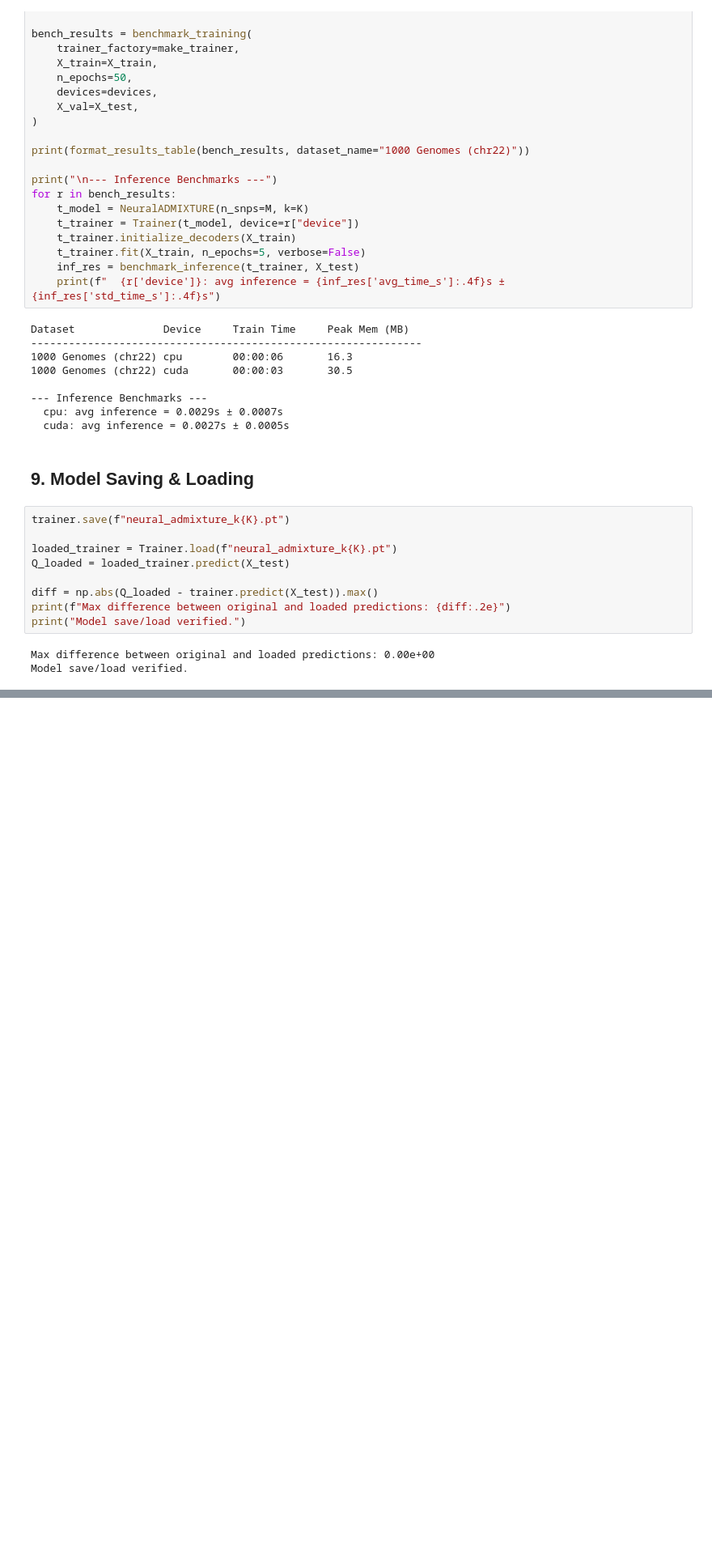
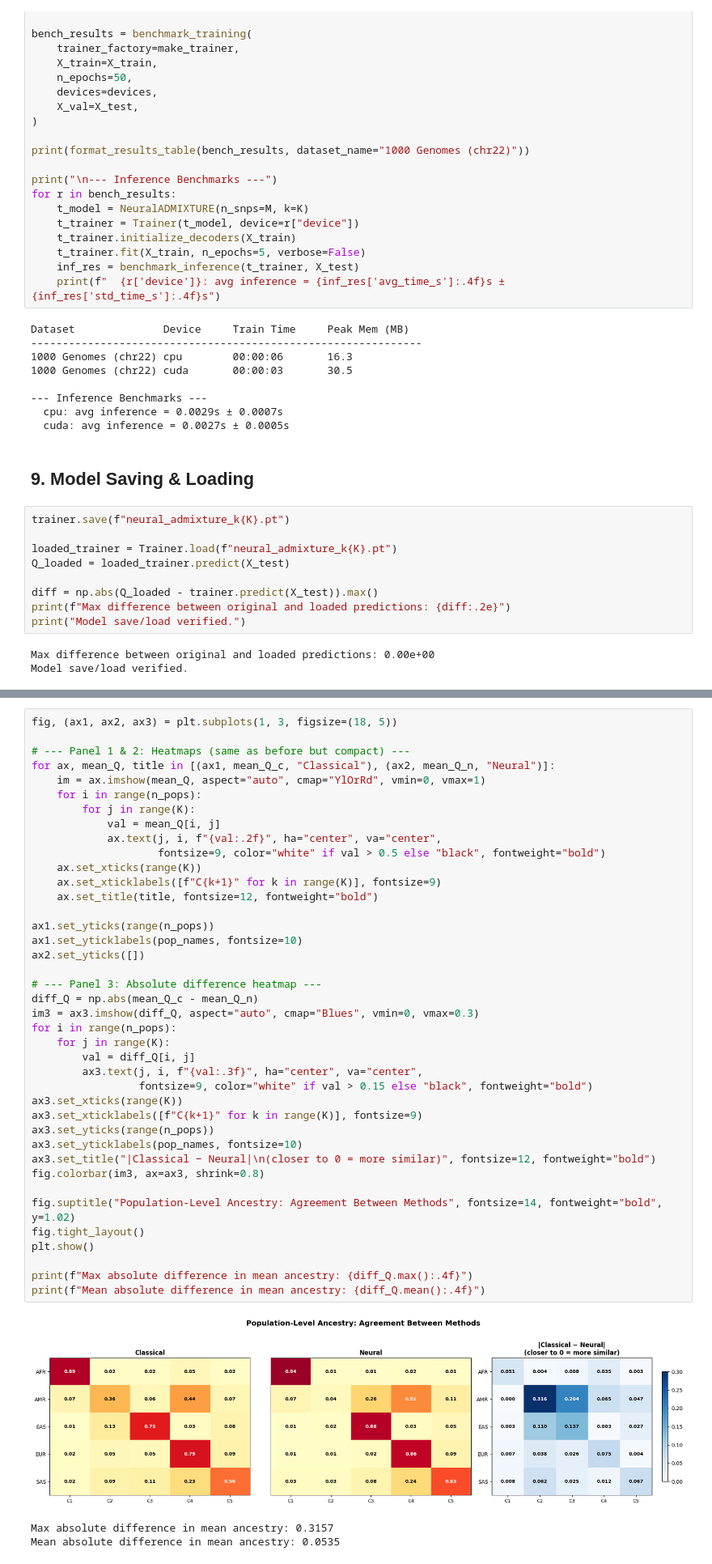
Before and after one commit to shouhardik/Genomic-Clustering-via-Attention-Based-Neural-ADMIXTURE, a Jupyter notebook: experiments/run_neuralAdmixture.ipynb, the cells around one changed output, grey strips where cells are left out. Shown at 81% size. Cells and saved outputs as stored; diff of their text form; blank space fills up the shorter version.

```diff
--- a/experiments/run_experiment.ipynb
+++ b/experiments/run_neuralAdmixture.ipynb
@@ -368,0 +554,44 @@ Model save/load verified.
+# %%
+fig, (ax1, ax2, ax3) = plt.subplots(1, 3, figsize=(18, 5))
+
+# --- Panel 1 & 2: Heatmaps (same as before but compact) ---
+for ax, mean_Q, title in [(ax1, mean_Q_c, "Classical"), (ax2, mean_Q_n, "Neural")]:
+    im = ax.imshow(mean_Q, aspect="auto", cmap="YlOrRd", vmin=0, vmax=1)
+    for i in range(n_pops):
+        for j in range(K):
+            val = mean_Q[i, j]
+            ax.text(j, i, f"{val:.2f}", ha="center", va="center",
+                    fontsize=9, color="white" if val > 0.5 else "black", fontweight="bold")
+    ax.set_xticks(range(K))
+    ax.set_xticklabels([f"C{k+1}" for k in range(K)], fontsize=9)
+    ax.set_title(title, fontsize=12, fontweight="bold")
+
+ax1.set_yticks(range(n_pops))
+ax1.set_yticklabels(pop_names, fontsize=10)
+ax2.set_yticks([])
+
+# --- Panel 3: Absolute difference heatmap ---
+diff_Q = np.abs(mean_Q_c - mean_Q_n)
+im3 = ax3.imshow(diff_Q, aspect="auto", cmap="Blues", vmin=0, vmax=0.3)
+for i in range(n_pops):
+    for j in range(K):
+        val = diff_Q[i, j]
+        ax3.text(j, i, f"{val:.3f}", ha="center", va="center",
+                 fontsize=9, color="white" if val > 0.15 else "black", fontweight="bold")
+ax3.set_xticks(range(K))
+ax3.set_xticklabels([f"C{k+1}" for k in range(K)], fontsize=9)
+ax3.set_yticks(range(n_pops))
+ax3.set_yticklabels(pop_names, fontsize=10)
+ax3.set_title("|Classical − Neural|\n(closer to 0 = more similar)", fontsize=12, fontweight="bold")
+fig.colorbar(im3, ax=ax3, shrink=0.8)
+
+fig.suptitle("Population-Level Ancestry: Agreement Between Methods", fontsize=14, fontweight="bold", y=1.02)
+fig.tight_layout()
+plt.show()
+
+print(f"Max absolute difference in mean ancestry: {diff_Q.max():.4f}")
+print(f"Mean absolute difference in mean ancestry: {diff_Q.mean():.4f}")
+# %% [output]
+[figure, added]
+Max absolute difference in mean ancestry: 0.3157
+Mean absolute difference in mean ancestry: 0.0535
```
Also changed, not shown: parts of 9 cells of this notebook.
